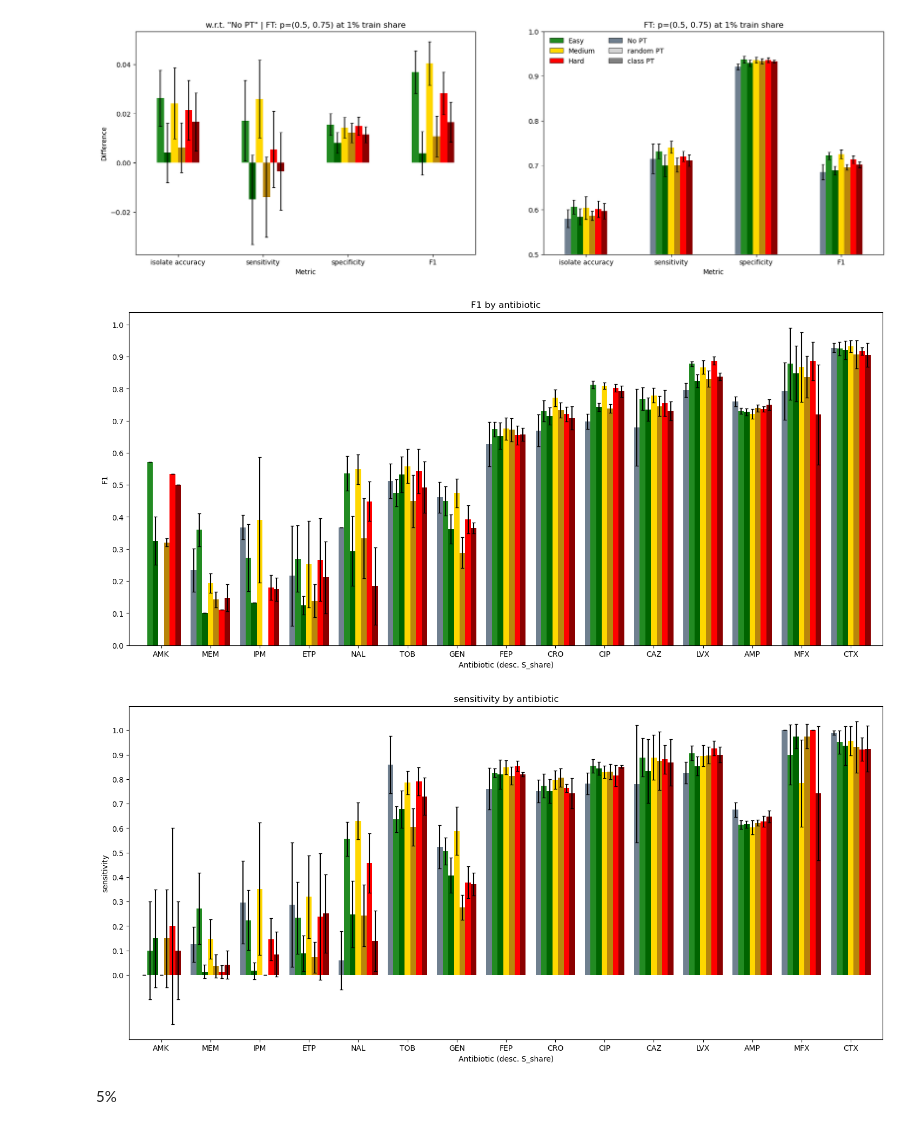
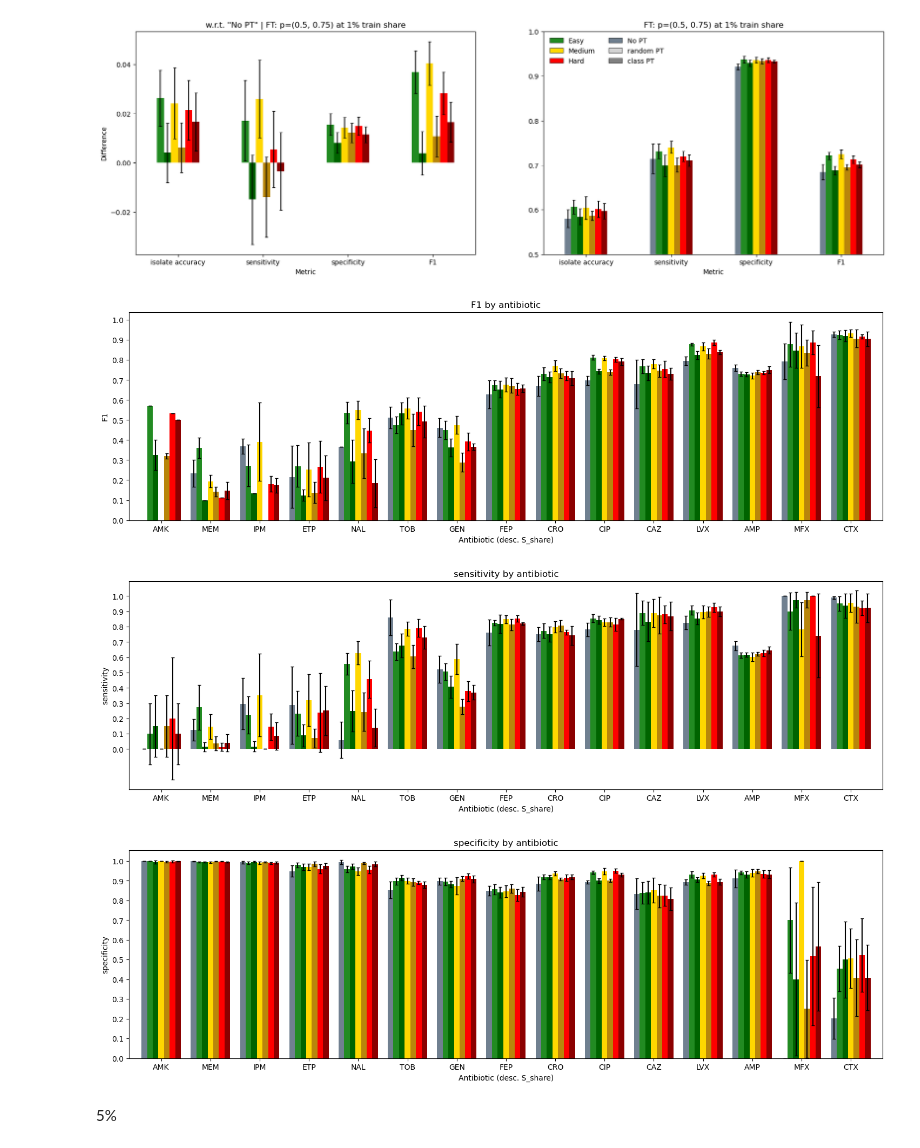
Before and after one commit to jespeols/ARFusion, a Jupyter notebook: results/MM/2024-04-18_size_WL_analysis.ipynb, the cells around one changed output. Drawn from its saved outputs; the diff is of its cells as text; code cells hidden in the pictures.

```diff
--- a/results/MM/2024-04-18_size_WL_analysis.ipynb
+++ b/results/MM/2024-04-18_size_WL_analysis.ipynb
@@ -26,9 +26,10 @@ drop_metrics = ['loss', 'accuracy']
 ## p = (0.5, 0.75)
 # %%
 save_results = False
-exp_folder = '2024-04-18_size'
+exp_folder = '2024-04-18_size_WL'
 train_params = '0.5_0.75'
-df_CV, df_diff = load_and_create_abs_and_rel_diff_dfs(train_params, exp_folder=exp_folder)
+ab_figsize = (18, 5)
+df_CV, df_diff = load_and_create_abs_and_rel_diff_dfs(train_params, exp_folder=exp_folder, include_auc=False)
 # %%
 fig, axes = plt.subplots(1, 2, figsize=(20, 6))
 
@@ -190,29 +191,40 @@ plt.show()
 # %% [output]
 [figure]
 # %%
-df_CV_ab = load_and_create_ab_df(train_params, train_share='0.01', exp_folder=exp_folder)
+df_CV_ab = load_and_create_ab_df(train_params, train_share='0.01', exp_folder=exp_folder, include_auc=False)
 plot_metric_by_ab(
     df_CV_ab,
     metric='F1',
     bar_width=0.8,
-    figsize=(18, 8),
+    figsize=ab_figsize,
     sort_by_desc='S_share',
     use_legend=False,
     save_path=os.path.join(BASE_DIR, 'results', 'figures', 'M_02_28', 'randFT_F1_by_ab_0.01.png') if save_results else None,
 )
 # %% [output]
-[figure, old version]
+[figure, new version]
 # %%
 plot_metric_by_ab(
     df_CV_ab,
     metric='sensitivity',
     bar_width=0.8,
-    figsize=(18, 8),
+    figsize=ab_figsize,
     sort_by_desc='S_share',
     use_legend=False,
 )
 # %% [output]
-[figure, old version]
+[figure, new version]
+# %%
+plot_metric_by_ab(
+    df_CV_ab,
+    metric='specificity',
+    bar_width=0.8,
+    figsize=ab_figsize,
+    sort_by_desc='S_share',
+    use_legend=False,
+)
+# %% [output]
+[figure, added]
 # %% [markdown]
 5%
 # %%
```
Also changed, not shown: parts of 38 cells of this notebook, 12 other files.
